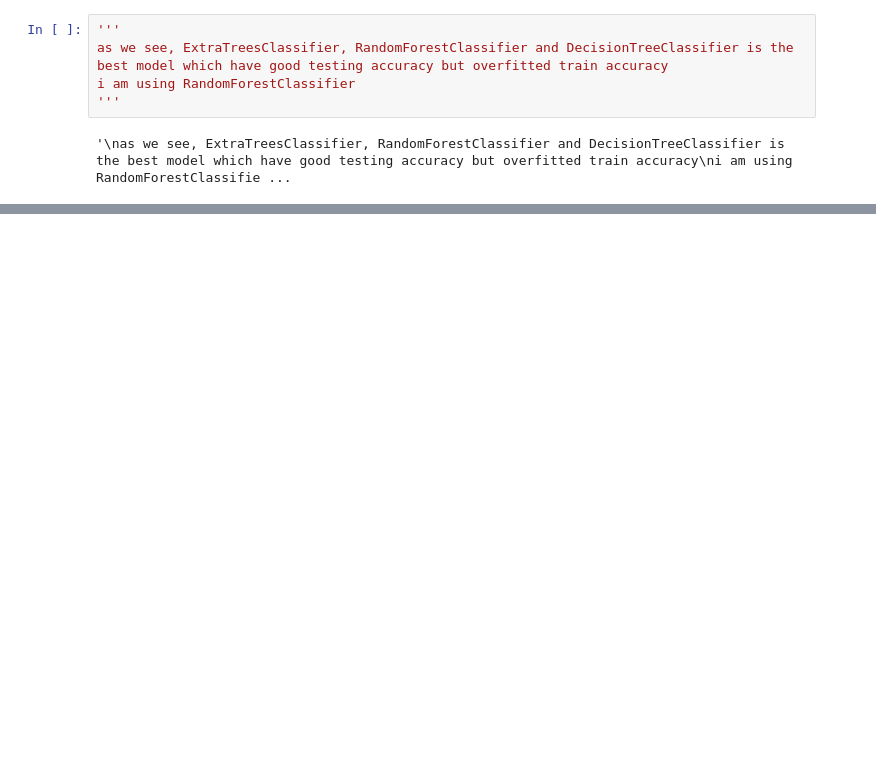
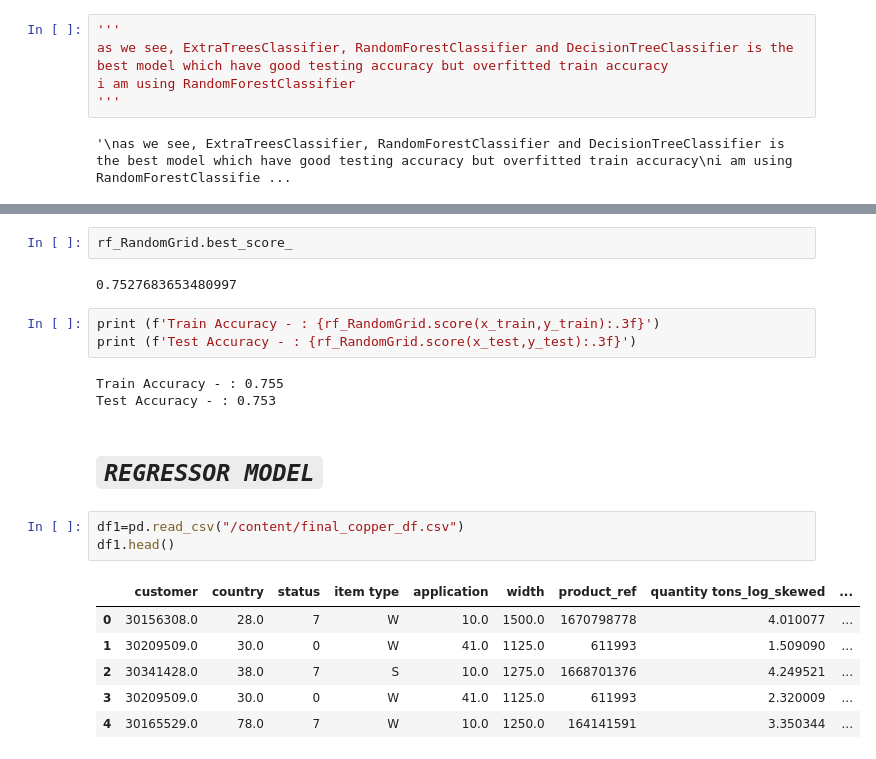
Before and after one commit to SubbulakshmiSN/Industrial_Cooper_Modeling-, a Jupyter notebook: icm.ipynb, the cells around one changed output, grey strips where cells are left out. Drawn from its saved outputs; the diff is of its cells as text; blank space fills up the shorter version.

```diff
--- a/icm.ipynb
+++ b/icm.ipynb
@@ -1105,0 +1123,22 @@ KeyboardInterrupt:
+# %%
+rf_RandomGrid.best_score_
+# %% [output]
+0.7527683653480997
+# %%
+print (f'Train Accuracy - : {rf_RandomGrid.score(x_train,y_train):.3f}')
+print (f'Test Accuracy - : {rf_RandomGrid.score(x_test,y_test):.3f}')
+# %% [output]
+Train Accuracy - : 0.755
+Test Accuracy - : 0.753
+# %% [markdown]
+# *`REGRESSOR MODEL`*
+# %%
+df1=pd.read_csv("/content/final_copper_df.csv")
+df1.head()
+# %% [output]
+|  | customer | country | status | item type | application | width | product_ref | quantity tons_log_skewed | ... |
+| 0 | 30156308.0 | 28.0 | 7 | W | 10.0 | 1500.0 | 1670798778 | 4.010077 | ... |
+| 1 | 30209509.0 | 30.0 | 0 | W | 41.0 | 1125.0 | 611993 | 1.509090 | ... |
+| 2 | 30341428.0 | 38.0 | 7 | S | 10.0 | 1275.0 | 1668701376 | 4.249521 | ... |
+| 3 | 30209509.0 | 30.0 | 0 | W | 41.0 | 1125.0 | 611993 | 2.320009 | ... |
+| 4 | 30165529.0 | 78.0 | 7 | W | 10.0 | 1250.0 | 164141591 | 3.350344 | ... |
```
Also changed, not shown: parts of 21 cells of this notebook.
